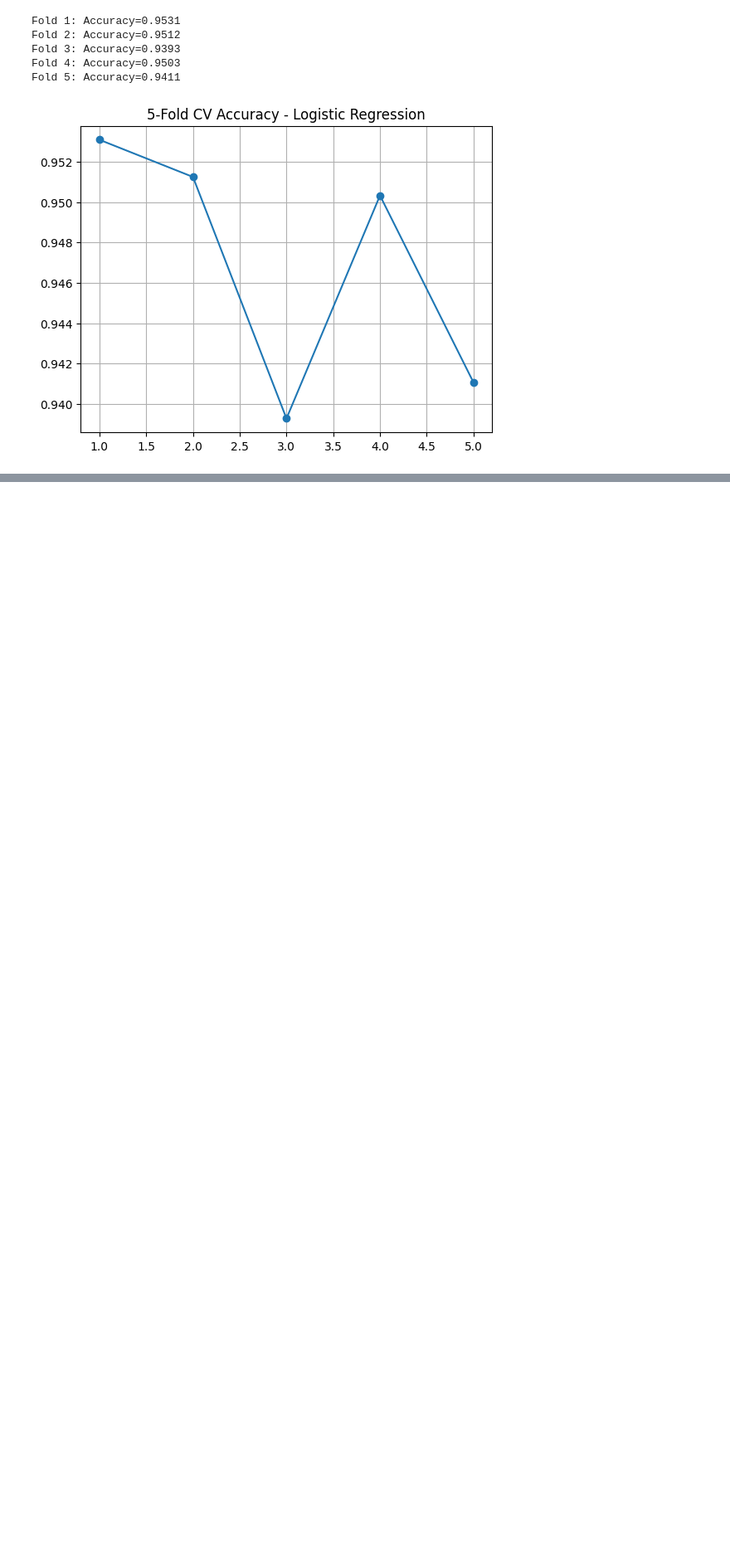
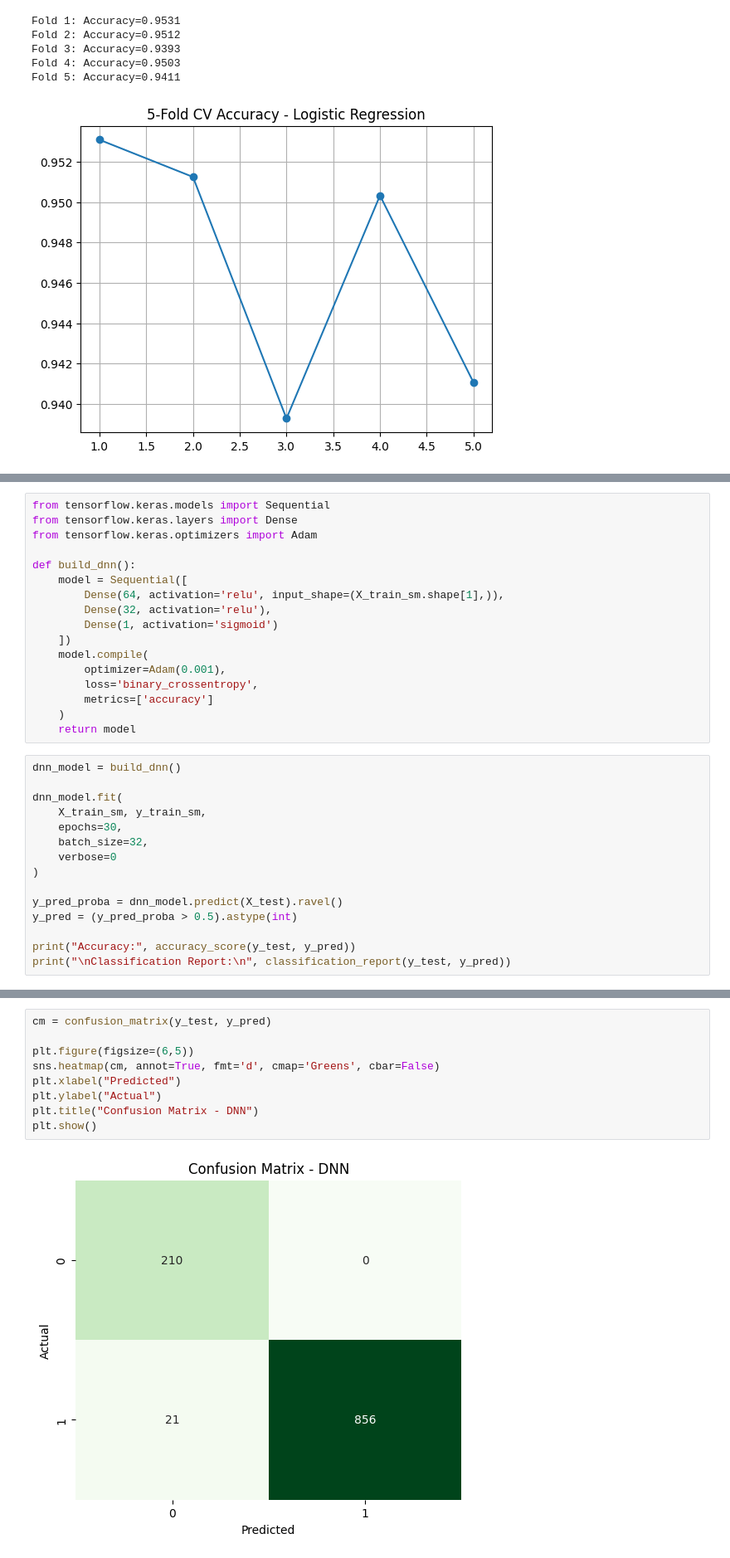
Before and after one commit to samiha-mahin/Covid-19, a Jupyter notebook: covid19_ML_Models.ipynb, the cells around one changed output, grey strips where cells are left out. Shown at 83% size. Drawn from its saved outputs; the diff is of its cells as text; blank space fills up the shorter version.

```diff
--- a/covid19_ML_Models.ipynb
+++ b/covid19_ML_Models.ipynb
@@ -535,0 +624,32 @@ Fold 5: Accuracy=0.9411
+# %%
+from tensorflow.keras.models import Sequential
+from tensorflow.keras.layers import Dense
+from tensorflow.keras.optimizers import Adam
+
+def build_dnn():
+    model = Sequential([
+        Dense(64, activation='relu', input_shape=(X_train_sm.shape[1],)),
+        Dense(32, activation='relu'),
+        Dense(1, activation='sigmoid')
+    ])
+    model.compile(
+        optimizer=Adam(0.001),
+        loss='binary_crossentropy',
+        metrics=['accuracy']
+    )
+    return model
+# %%
+dnn_model = build_dnn()
+
+dnn_model.fit(
+    X_train_sm, y_train_sm,
+    epochs=30,
+    batch_size=32,
+    verbose=0
+)
+
+y_pred_proba = dnn_model.predict(X_test).ravel()
+y_pred = (y_pred_proba > 0.5).astype(int)
+
+print("Accuracy:", accuracy_score(y_test, y_pred))
+print("\nClassification Report:\n", classification_report(y_test, y_pred))
@@ -535,0 +669,11 @@ Fold 5: Accuracy=0.9411
+# %%
+cm = confusion_matrix(y_test, y_pred)
+
+plt.figure(figsize=(6,5))
+sns.heatmap(cm, annot=True, fmt='d', cmap='Greens', cbar=False)
+plt.xlabel("Predicted")
+plt.ylabel("Actual")
+plt.title("Confusion Matrix - DNN")
+plt.show()
+# %% [output]
+[figure, added]
```
Also changed, not shown: parts of 18 cells of this notebook.
